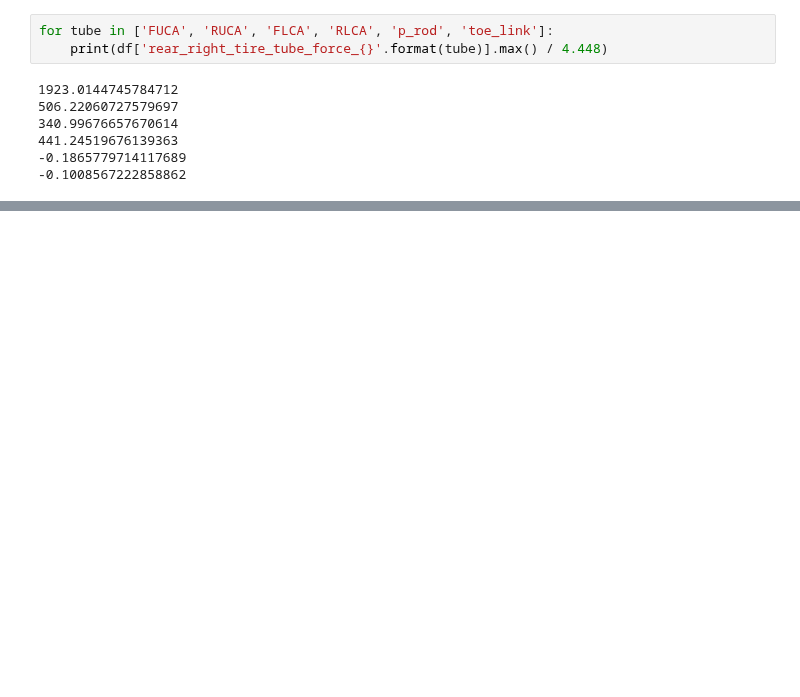
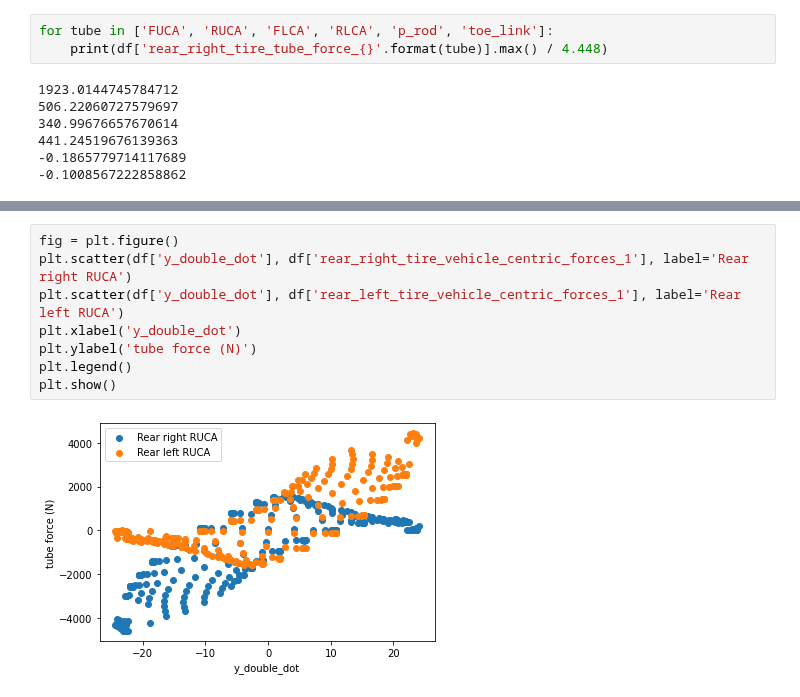
Before and after one commit to LonghornRacingElectric/magic_moment_method, a Jupyter notebook: analysis/MMM_plotter_tubes.ipynb, the cells around one changed output, grey strips where cells are left out. Saved outputs shown, nothing was run; the diff lists cells and outputs as text; blank space fills up the shorter version.

```diff
--- a/analysis/MMM_plotter_tubes.ipynb
+++ b/analysis/MMM_plotter_tubes.ipynb
@@ -127,0 +128,10 @@ plt.show()
+# %%
+fig = plt.figure()
+plt.scatter(df['y_double_dot'], df['rear_right_tire_vehicle_centric_forces_1'], label='Rear right RUCA')
+plt.scatter(df['y_double_dot'], df['rear_left_tire_vehicle_centric_forces_1'], label='Rear left RUCA')
+plt.xlabel('y_double_dot')
+plt.ylabel('tube force (N)')
+plt.legend()
+plt.show()
+# %% [output]
+[figure, added]
```
Also changed, not shown: parts of 16 cells of this notebook, 1 other file.
